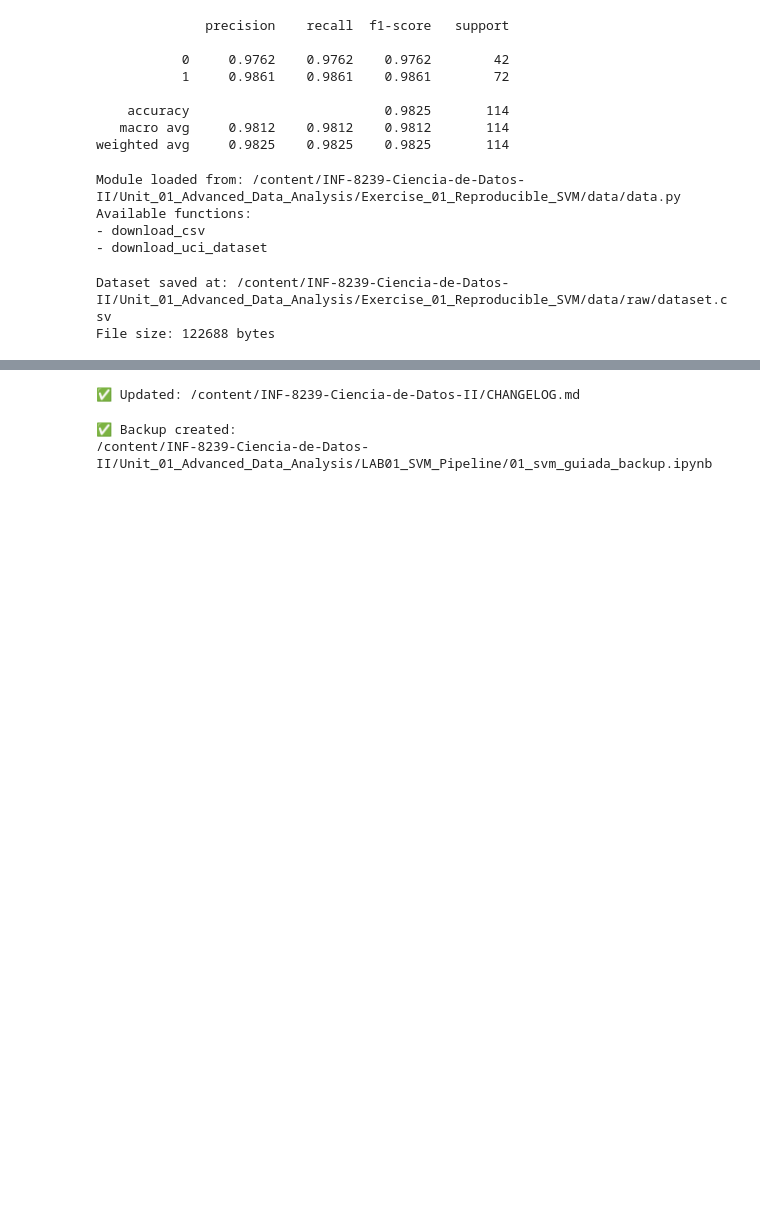
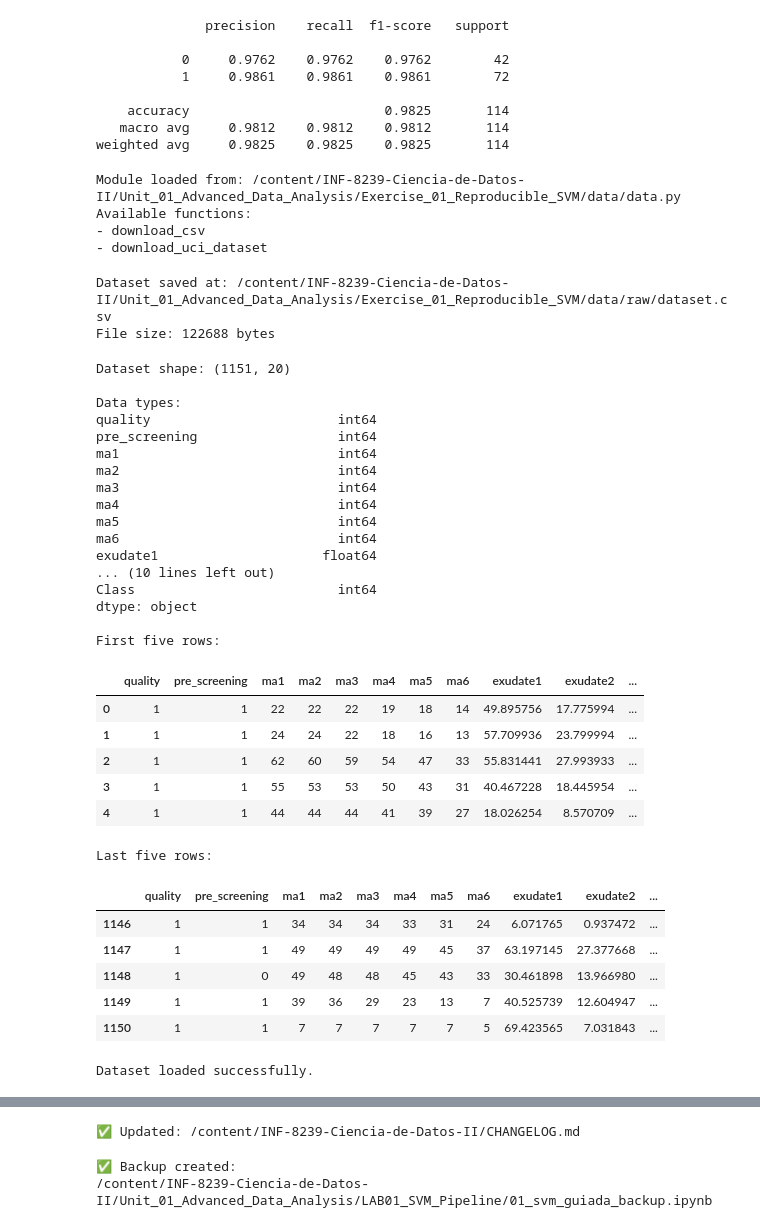
Before and after one commit to pascual-francisco/INF-8239-Ciencia-de-Datos-II, a Jupyter notebook: Unit_01_Advanced_Data_Analysis/Exercise_01_Reproducible_SVM/notebooks/U01.LAB02.ipynb, the cells around one changed output, grey strips where cells are left out. Saved outputs shown, nothing was run; the diff lists cells and outputs as text; code cells hidden in the pictures; blank space fills up the shorter version.

```diff
--- a/Unit_01_Advanced_Data_Analysis/Exercise_01_Reproducible_SVM/notebooks/U01.LAB02.ipynb
+++ b/Unit_01_Advanced_Data_Analysis/Exercise_01_Reproducible_SVM/notebooks/U01.LAB02.ipynb
@@ -420,3 +420,80 @@ print("File size:", Path(path).stat().st_size, "bytes")
 # %% [output]
 Dataset saved at: /content/INF-8239-Ciencia-de-Datos-II/Unit_01_Advanced_Data_Analysis/Exercise_01_Reproducible_SVM/data/raw/dataset.csv
 File size: 122688 bytes
+# %%
+# ==============================================================================
+# LOAD AND INSPECT THE DATASET SCHEMA
+#
+# Objective:
+# 1. Load the standardized dataset from the project data directory.
+# 2. Confirm the number of rows and columns.
+# 3. Inspect the data type assigned to each variable.
+# 4. Review the first and last five observations.
+# 5. Verify that the dataset is not empty.
+# ==============================================================================
+
+from pathlib import Path
+
+import pandas as pd
+
+
+DATASET_PATH = Path(
+    "/content/INF-8239-Ciencia-de-Datos-II/"
+    "Unit_01_Advanced_Data_Analysis/"
+    "Exercise_01_Reproducible_SVM/"
+    "data/raw/dataset.csv"
+)
+
+if not DATASET_PATH.exists():
+    raise FileNotFoundError(
+        f"Dataset not found at: {DATASET_PATH}"
+    )
+
+df = pd.read_csv(DATASET_PATH)
+
+print("Dataset shape:", df.shape)
+
+print("\nData types:")
+print(df.dtypes)
+
+print("\nFirst five rows:")
+display(df.head())
+
+print("\nLast five rows:")
+display(df.tail())
+
+assert not df.empty, "The dataset must not be empty."
+
+print("\nDataset loaded successfully.")
+# %% [output]
+Dataset shape: (1151, 20)
+
+Data types:
+quality                        int64
+pre_screening                  int64
+ma1                            int64
+ma2                            int64
+ma3                            int64
+ma4                            int64
+ma5                            int64
+ma6                            int64
+exudate1                     float64
+... (10 lines left out)
+Class                          int64
+dtype: object
+
+First five rows:
+|  | quality | pre_screening | ma1 | ma2 | ma3 | ma4 | ma5 | ma6 | exudate1 | exudate2 | ... |
+| 0 | 1 | 1 | 22 | 22 | 22 | 19 | 18 | 14 | 49.895756 | 17.775994 | ... |
+| 1 | 1 | 1 | 24 | 24 | 22 | 18 | 16 | 13 | 57.709936 | 23.799994 | ... |
+| 2 | 1 | 1 | 62 | 60 | 59 | 54 | 47 | 33 | 55.831441 | 27.993933 | ... |
+| 3 | 1 | 1 | 55 | 53 | 53 | 50 | 43 | 31 | 40.467228 | 18.445954 | ... |
+| 4 | 1 | 1 | 44 | 44 | 44 | 41 | 39 | 27 | 18.026254 | 8.570709 | ... |
+Last five rows:
+|  | quality | pre_screening | ma1 | ma2 | ma3 | ma4 | ma5 | ma6 | exudate1 | exudate2 | ... |
+| 1146 | 1 | 1 | 34 | 34 | 34 | 33 | 31 | 24 | 6.071765 | 0.937472 | ... |
+| 1147 | 1 | 1 | 49 | 49 | 49 | 49 | 45 | 37 | 63.197145 | 27.377668 | ... |
+| 1148 | 1 | 0 | 49 | 48 | 48 | 45 | 43 | 33 | 30.461898 | 13.966980 | ... |
+| 1149 | 1 | 1 | 39 | 36 | 29 | 23 | 13 | 7 | 40.525739 | 12.604947 | ... |
+| 1150 | 1 | 1 | 7 | 7 | 7 | 7 | 7 | 5 | 69.423565 | 7.031843 | ... |
+Dataset loaded successfully.
```
Also changed, not shown: parts of 9 cells of this notebook, 1 other file.
